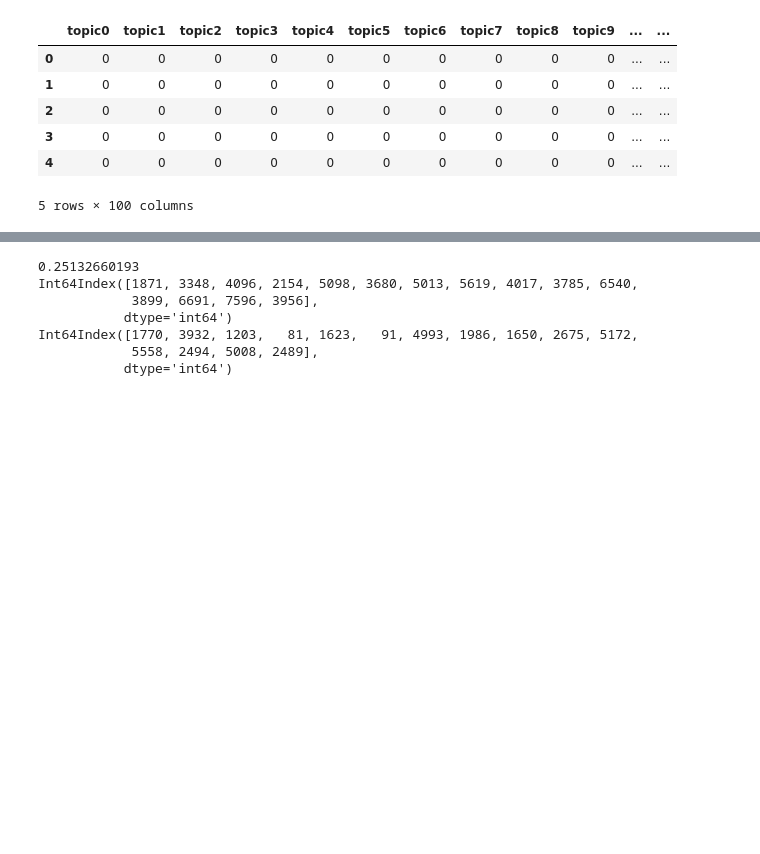
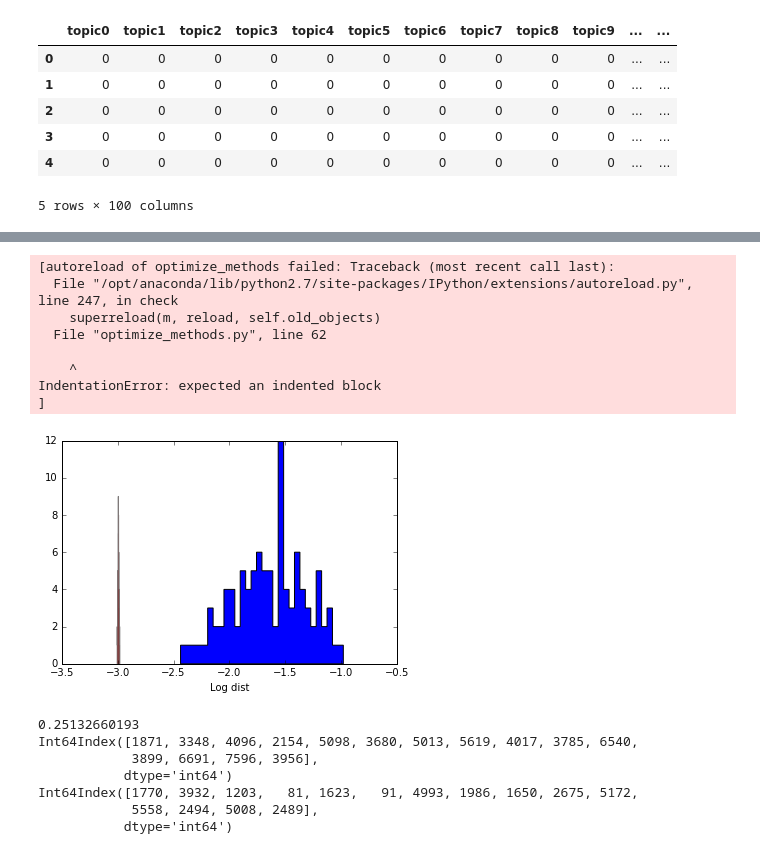
Before and after one commit to vovapolu/artm-experiments, a Jupyter notebook: Untitled.ipynb, the cells around one changed output, grey strips where cells are left out. Saved outputs shown, nothing was run; the diff lists cells and outputs as text; code cells hidden in the pictures; blank space fills up the shorter version.

```diff
--- a/Untitled.ipynb
+++ b/Untitled.ipynb
@@ -148,3 +154,22 @@ list_diff(filtered_topics, phi.columns)
+# %%
+vals = np.array(vals)
+is_added_topic = np.array([int(topic[5:]) >= 100 for topic in sh_topics])
+data_original = vals[np.logical_not(is_added_topic)]
+data_added = vals[is_added_topic]
+plt.hist(np.log10(data_original), bins=30, histtype='stepfilled')
+plt.hist(np.log10(data_added), bins=30, histtype='stepfilled', color='r', alpha=0.5)
+plt.xlabel('Log dist')
+plt.show()
+# %% [output]
+[autoreload of optimize_methods failed: Traceback (most recent call last):
+  File "/opt/anaconda/lib/python2.7/site-packages/IPython/extensions/autoreload.py", line 247, in check
+    superreload(m, reload, self.old_objects)
+  File "optimize_methods.py", line 62
+
+    ^
+IndentationError: expected an indented block
+]
+[figure, added]
 # %%
 from scipy.spatial.distance import euclidean
 
```
Also changed, not shown: parts of 9 cells of this notebook, 4 other files.
